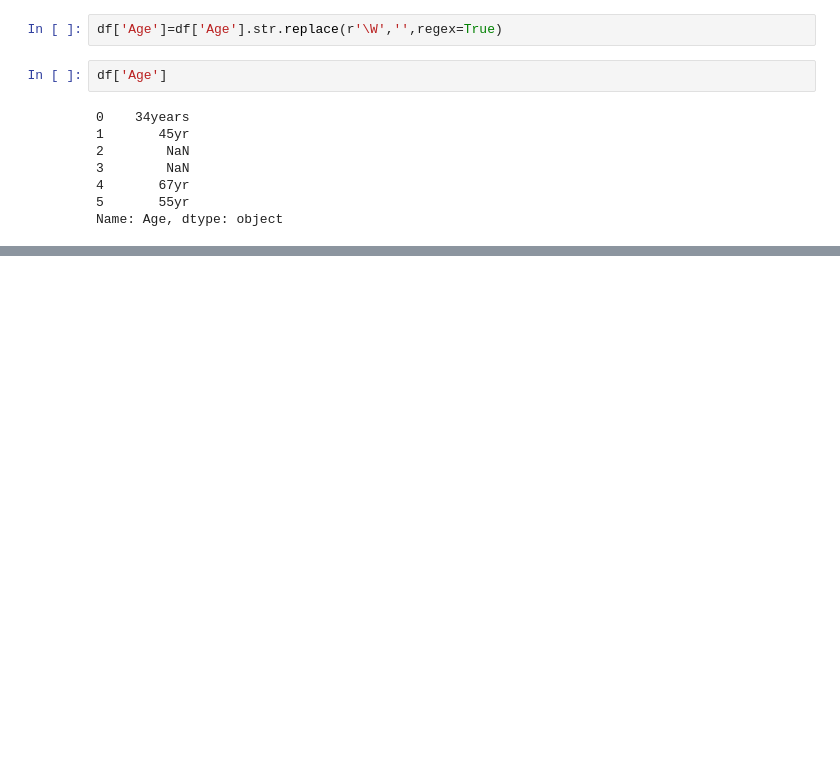
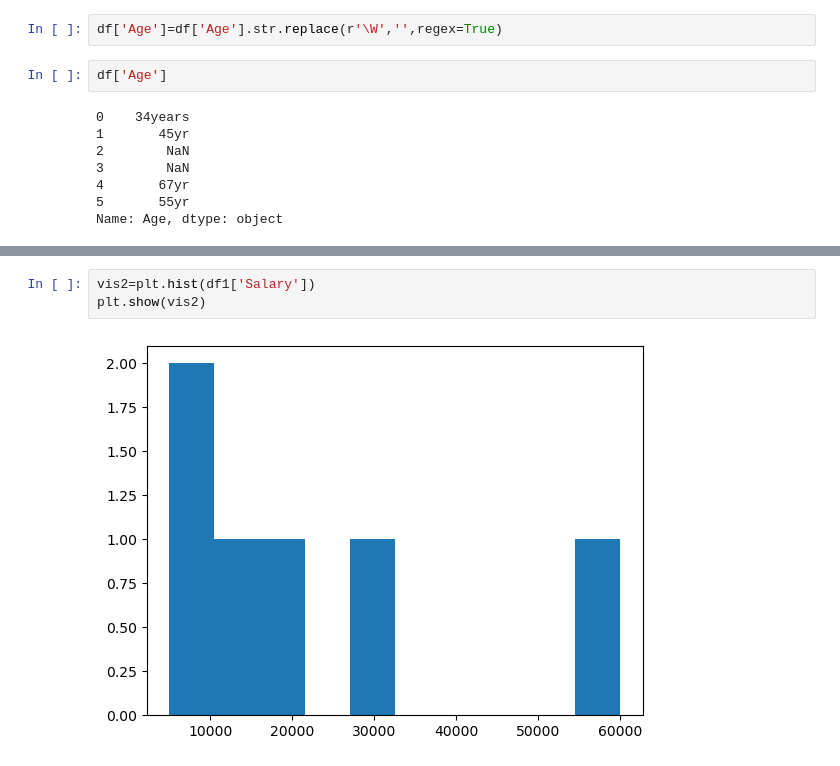
Before and after one commit to Ram2002-ai/DataScience_NareshIt, a Jupyter notebook: Python_libraries/Analysis_lib/ML_EDA.ipynb, the cells around one changed output, grey strips where cells are left out. Cells and saved outputs as stored; diff of their text form; blank space fills up the shorter version.

```diff
--- a/Python_libraries/Analysis_lib/ML_EDA.ipynb
+++ b/Python_libraries/Analysis_lib/ML_EDA.ipynb
@@ -211,0 +429,5 @@ Name: Age, dtype: object
+# %%
+vis2=plt.hist(df1['Salary'])
+plt.show(vis2)
+# %% [output]
+[figure, added]
```
Also changed, not shown: parts of 52 cells of this notebook, 4 other files.
